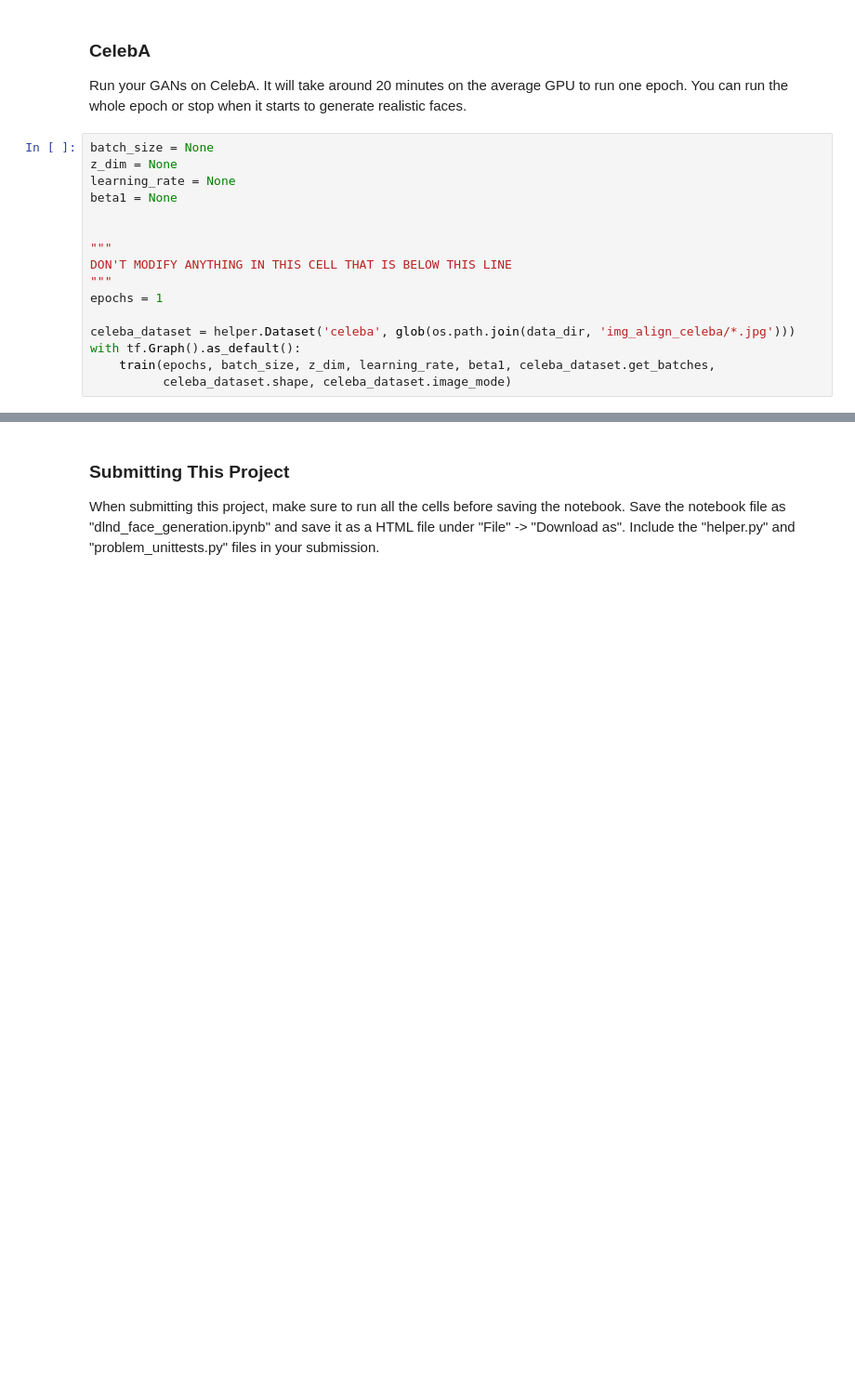
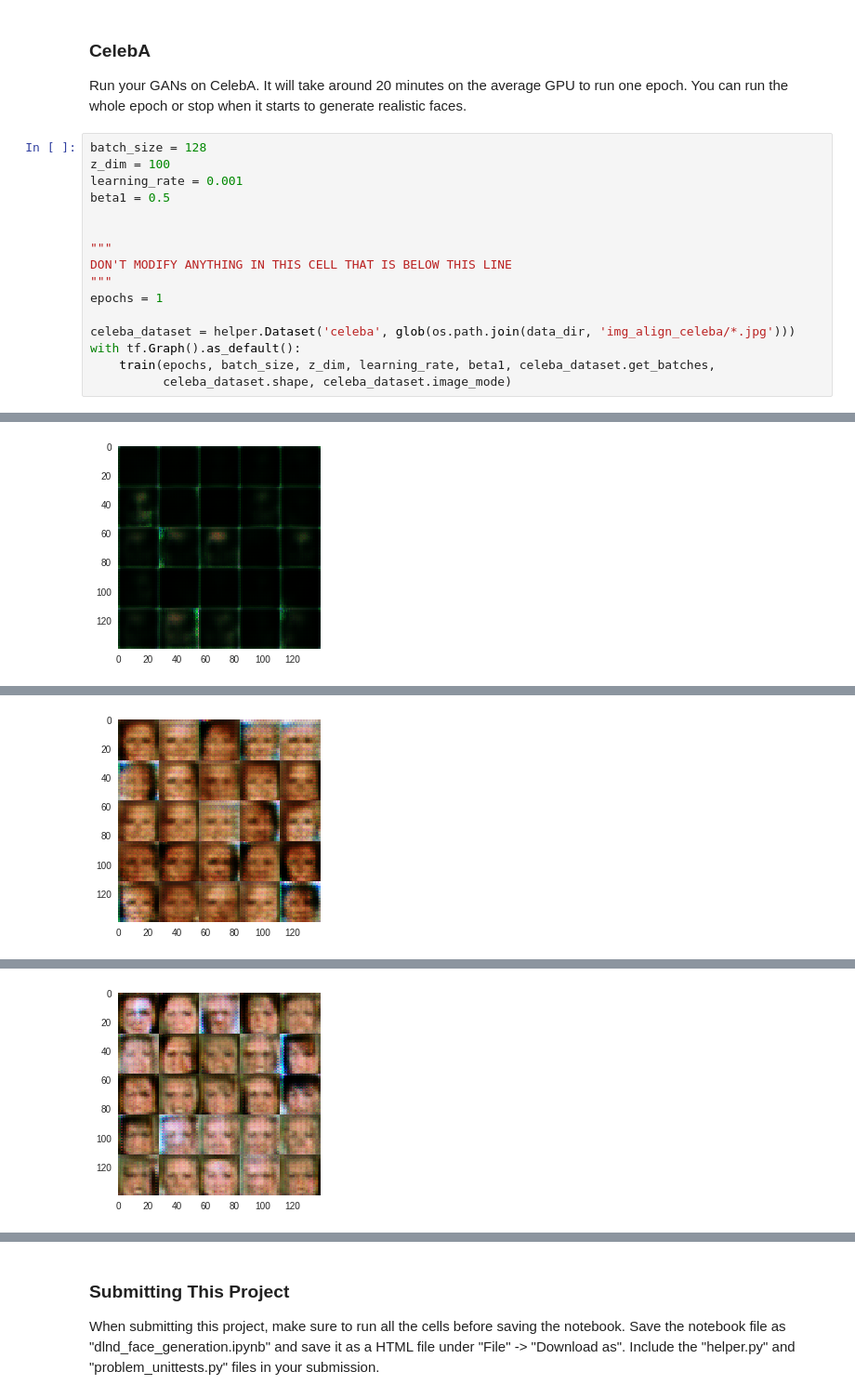
Before and after one commit to affablebloke/dlf-project-4-face-generation, a Jupyter notebook: dlnd_face_generation.ipynb, the cells around one changed output, grey strips where cells are left out. Shown at 93% size. Drawn from its saved outputs; the diff is of its cells as text; blank space fills up the shorter version.

```diff
--- a/dlnd_face_generation.ipynb
+++ b/dlnd_face_generation.ipynb
@@ -398,10 +480,10 @@ with tf.Graph().as_default():
 ### CelebA
 Run your GANs on CelebA.  It will take around 20 minutes on the average GPU to run one epoch.  You can run the whole epoch or stop when it starts to generate realistic faces.
 # %%
-batch_size = None
-z_dim = None
-learning_rate = None
-beta1 = None
+batch_size = 128
+z_dim = 100
+learning_rate = 0.001
+beta1 = 0.5
 
 
 """
@@ -413,3 +495,4 @@ celeba_dataset = helper.Dataset('celeba', glob(os.path.join(data_dir, 'img_align
 with tf.Graph().as_default():
     train(epochs, batch_size, z_dim, learning_rate, beta1, celeba_dataset.get_batches,
           celeba_dataset.shape, celeba_dataset.image_mode)
+# %% [output]
@@ -415,0 +501 @@ with tf.Graph().as_default():
+[figure, added]
@@ -415,0 +504 @@ with tf.Graph().as_default():
+[figure, added]
@@ -415,0 +507 @@ with tf.Graph().as_default():
+[figure, added]
```
Also changed, not shown: parts of 16 cells of this notebook.
